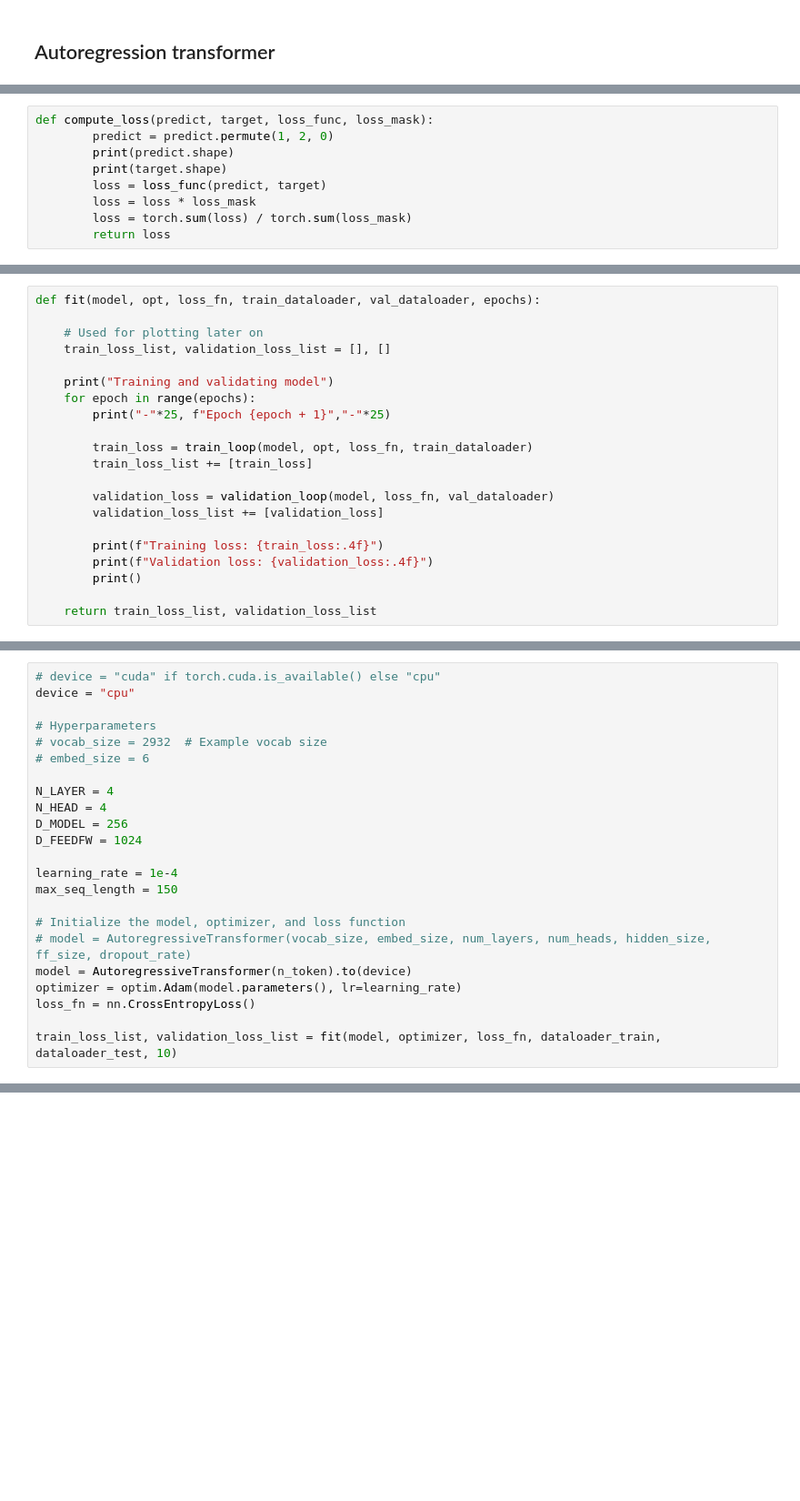
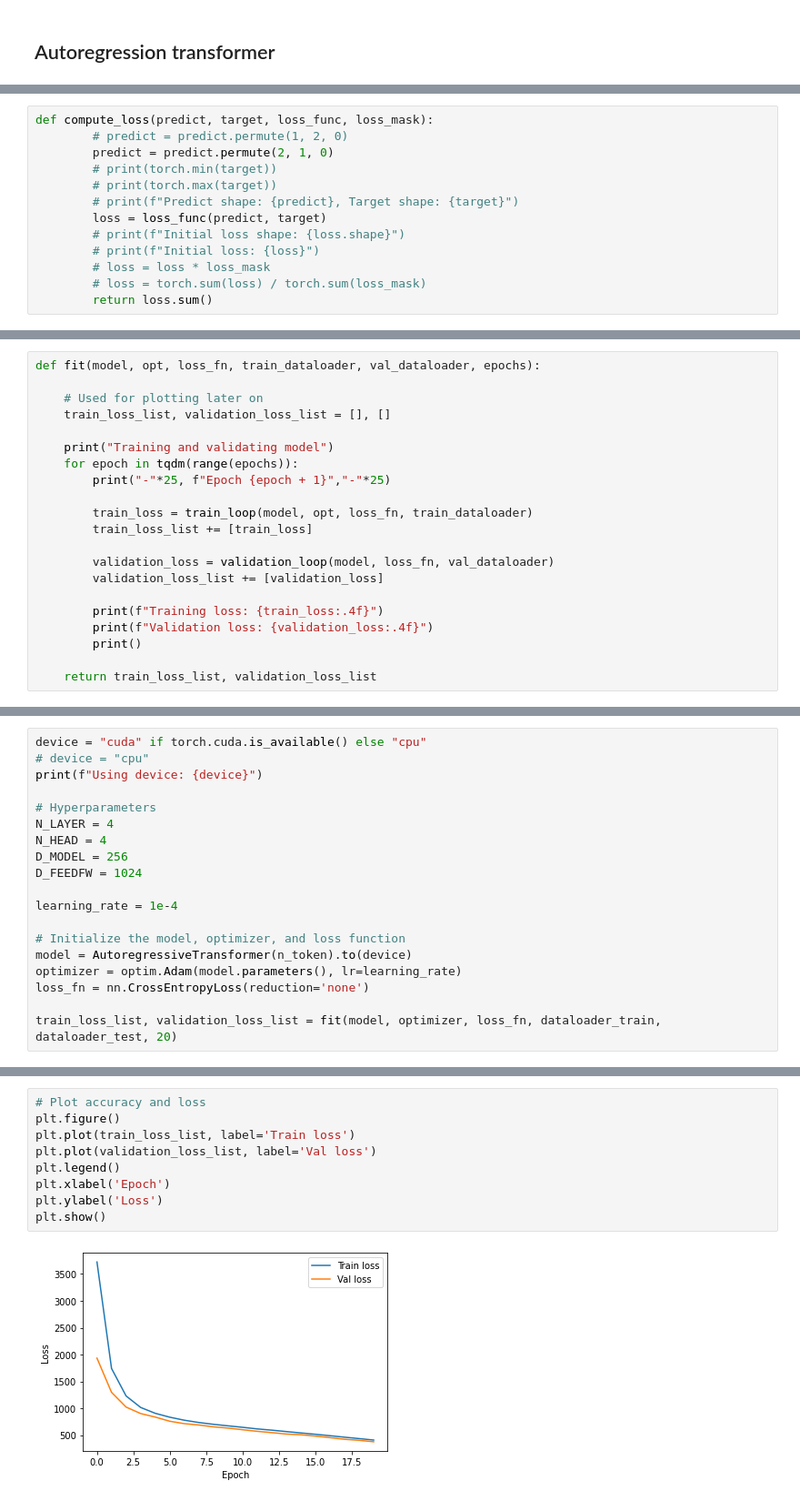
Before and after one commit to wenqinglim/GraphMusicGen, a Jupyter notebook: structure_generation.ipynb, the cells around one changed output, grey strips where cells are left out. Shown at 91% size. Saved outputs shown, nothing was run; the diff lists cells and outputs as text; blank space fills up the shorter version.

Commit message:
Train structure gen, add inference

```diff
--- a/structure_generation.ipynb
+++ b/structure_generation.ipynb
@@ -651,12 +485,16 @@ n_token[2]
 # %%
 def compute_loss(predict, target, loss_func, loss_mask):
-        predict = predict.permute(1, 2, 0)
-        print(predict.shape)
-        print(target.shape)
+        # predict = predict.permute(1, 2, 0)
+        predict = predict.permute(2, 1, 0)
+        # print(torch.min(target))
+        # print(torch.max(target))
+        # print(f"Predict shape: {predict}, Target shape: {target}")
         loss = loss_func(predict, target)
-        loss = loss * loss_mask
-        loss = torch.sum(loss) / torch.sum(loss_mask)
-        return loss
+        # print(f"Initial loss shape: {loss.shape}")
+        # print(f"Initial loss: {loss}")
+        # loss = loss * loss_mask
+        # loss = torch.sum(loss) / torch.sum(loss_mask)
+        return loss.sum()
 # %%
 def train_loop(model, opt, loss_fn, dataloader):
 
@@ -783,7 +610,7 @@ def fit(model, opt, loss_fn, train_dataloader, val_dataloader, epochs):
     train_loss_list, validation_loss_list = [], []
 
     print("Training and validating model")
-    for epoch in range(epochs):
+    for epoch in tqdm(range(epochs)):
         print("-"*25, f"Epoch {epoch + 1}","-"*25)
 
         train_loss = train_loop(model, opt, loss_fn, train_dataloader)
@@ -800,24 +633,20 @@ def fit(model, opt, loss_fn, train_dataloader, val_dataloader, epochs):
 # %%
-# device = "cuda" if torch.cuda.is_available() else "cpu"
-device = "cpu"
+device = "cuda" if torch.cuda.is_available() else "cpu"
+# device = "cpu"
+print(f"Using device: {device}")
 
 # Hyperparameters
-# vocab_size = 2932  # Example vocab size
-# embed_size = 6
-
 N_LAYER = 4
 N_HEAD = 4
 D_MODEL = 256
 D_FEEDFW = 1024
 
 learning_rate = 1e-4
-max_seq_length = 150
 
 # Initialize the model, optimizer, and loss function
-# model = AutoregressiveTransformer(vocab_size, embed_size, num_layers, num_heads, hidden_size, ff_size, dropout_rate)
 model = AutoregressiveTransformer(n_token).to(device)
 optimizer = optim.Adam(model.parameters(), lr=learning_rate)
-loss_fn = nn.CrossEntropyLoss()
+loss_fn = nn.CrossEntropyLoss(reduction='none')
 
-train_loss_list, validation_loss_list = fit(model, optimizer, loss_fn, dataloader_train, dataloader_test, 10)
+train_loss_list, validation_loss_list = fit(model, optimizer, loss_fn, dataloader_train, dataloader_test, 20)
 # %% [output]
@@ -833,0 +846,11 @@ ValueError: Expected input batch_size (39) to match target batch_size (32).
+# %%
+# Plot accuracy and loss
+plt.figure()
+plt.plot(train_loss_list, label='Train loss')
+plt.plot(validation_loss_list, label='Val loss')
+plt.legend()
+plt.xlabel('Epoch')
+plt.ylabel('Loss')
+plt.show()
+# %% [output]
+[figure, added]
```
Also changed, not shown: parts of 44 cells of this notebook.
